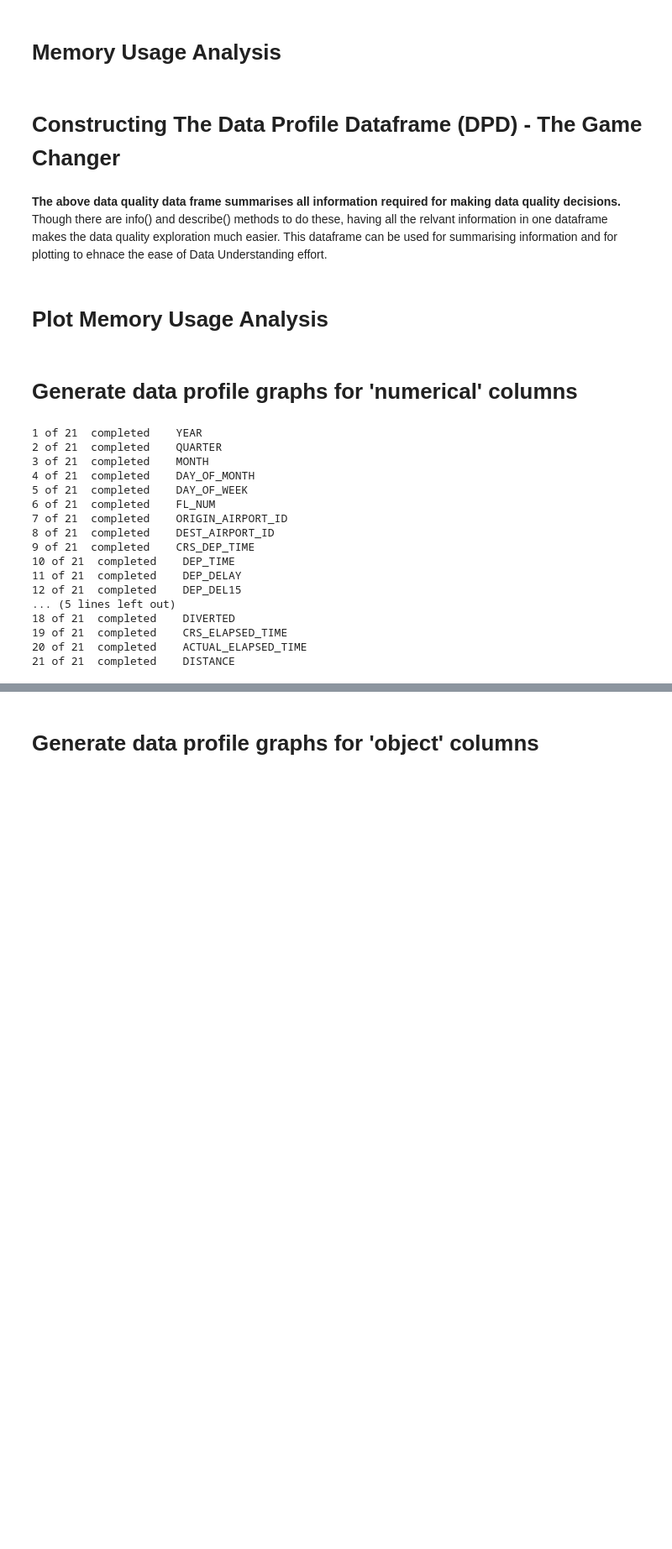
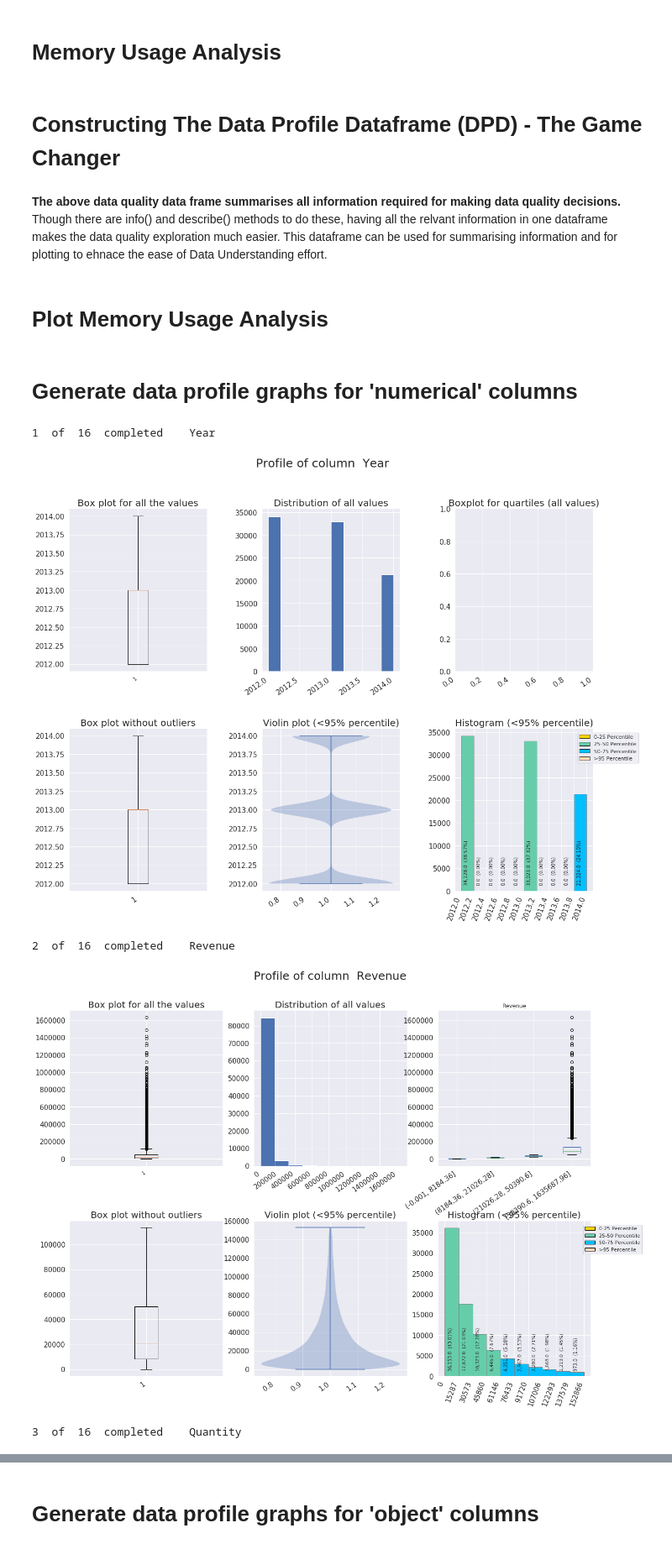
Before and after one commit to AnalyticsInsightsNinja/Python_TidyData, a Jupyter notebook: 01_12_av_automated_data_profiling.ipynb, the cells around one changed output, grey strips where cells are left out. Shown at 84% size. Cells and saved outputs as stored; diff of their text form; code cells hidden in the pictures; blank space fills up the shorter version.

```diff
--- a/01_12_av_automated_data_profiling.ipynb
+++ b/01_12_av_automated_data_profiling.ipynb
@@ -86,10 +86,10 @@ The raw data file used in this notebook has been derived from the Sales Products
 The raw data should be in a format that can be laoded into pandas. i.e. if there are any rows need to be skipped,  column headers mapped, etc. should be handle in the pandas.read code block.
 # %%
 # Data file to be loaded
-# raw_data_file = 'data_files/Sales_Products_Untidy.csv'
+raw_data_file = 'data_files/Sales_Products_Untidy.csv'
 # raw_data_file = 'data_files/medicare2016.csv'
 # raw_data_file = 'data_files/daily-min-temperatures.csv'
-raw_data_file = 'data_files/flightdata.csv'
+# raw_data_file = 'data_files/flightdata.csv'
 # %%
 # USe Pandas to load the data file into a dataframe
 df = pd.read_csv(raw_data_file, thousands=',', float_precision=2)
@@ -284,10 +284,11 @@ from matplotlib.patches import Rectangle
 # get numeric columns which are not empty
 num_cols = [cols for cols in df.columns if is_numeric_dtype(df[cols]) and len(df[cols].dropna())>0]
 
+iter_len = len(num_cols)
+
 # For each numeric column in the list
 for x, col_name in enumerate(num_cols):
-    plt.close('all')
-    print(x+1, "of", len(num_cols), " completed   ", col_name)
+    print(x+1, " of ", iter_len, " completed   ",  col_name)
 
     # Create a copy of the column values without nulls or NA
     no_null_col = df[col_name].dropna()
@@ -318,9 +319,7 @@ for x, col_name in enumerate(num_cols):
     if len(no_null_col.value_counts()) >= 4:
         df[u'quartiles'] = pd.qcut(
                         df[col_name],
-                        4,
-                        duplicates='drop'\
-                        )
+                        4)
         df.boxplot(column= col_name, by=u'quartiles', ax = ax1)
     plt.setp(ax1.get_xticklabels(), ha="right", rotation=35, fontsize=15)
     plt.setp(ax1.get_yticklabels(), ha="right", fontsize=15)
@@ -375,48 +374,39 @@ for x, col_name in enumerate(num_cols):
 
     # Change the colors of bars at the edges
     for patch, leftside, rightside in zip(patches, bins[:-1], bins[1:]):
         if rightside < twentyfifth:
             patch.set_facecolor(perc_25_colour)
         elif leftside > ninetyfifth:
             patch.set_facecolor(perc_95_colour)
         elif leftside > seventyfifth:
             patch.set_facecolor(perc_75_colour)
 
     # Calculate bar centre to display the count of data points and %
     bin_x_centers = 0.5 * np.diff(bins) + bins[:-1]
-    bin_y_centers = ax.get_yticks()[1] * 0.25
+    bin_y_centers = ax1.get_yticks()[1] * 0.25
 
     # Display the the count of data points and % for each bar in histogram
     for i in range(len(bins)-1):
         bin_label = "{0:,}".format(counts[i]) + "  ({0:,.2f}%)".format((counts[i]/counts.sum())*100)
         plt.text(bin_x_centers[i], bin_y_centers, bin_label, rotation=90, rotation_mode='anchor')
 
     #create legend
     handles = [Rectangle((0,0),1,1,color=c,ec="k") for c in [perc_25_colour, perc_50_colour, perc_75_colour, perc_95_colour]]
     labels= ["0-25 Percentile","25-50 Percentile", "50-75 Percentile", ">95 Percentile"]
     plt.legend(handles, labels, bbox_to_anchor=(0.5, 0., 0.85, 0.99))
 
 
     fig3.suptitle("Profile of column  " + col_name, fontsize=25)  #Title for the whole figure
     fig_name = 'data_profile_df_HTML/fig_' + col_name
     fig3.savefig(fig_name, dpi=50)
     plt.close('all')
+
 #     plt.show()
+
+df.drop(u'quartiles', axis=1, inplace=True)
 # %% [output]
-1 of 21  completed    YEAR
-2 of 21  completed    QUARTER
-3 of 21  completed    MONTH
-4 of 21  completed    DAY_OF_MONTH
-5 of 21  completed    DAY_OF_WEEK
-6 of 21  completed    FL_NUM
-7 of 21  completed    ORIGIN_AIRPORT_ID
-8 of 21  completed    DEST_AIRPORT_ID
-9 of 21  completed    CRS_DEP_TIME
-10 of 21  completed    DEP_TIME
-11 of 21  completed    DEP_DELAY
-12 of 21  completed    DEP_DEL15
-... (5 lines left out)
-18 of 21  completed    DIVERTED
-19 of 21  completed    CRS_ELAPSED_TIME
-20 of 21  completed    ACTUAL_ELAPSED_TIME
-21 of 21  completed    DISTANCE
+1  of  16  completed    Year
+[figure, added]
+2  of  16  completed    Revenue
+[figure, added]
+3  of  16  completed    Quantity
```
Also changed, not shown: parts of 9 cells of this notebook.
